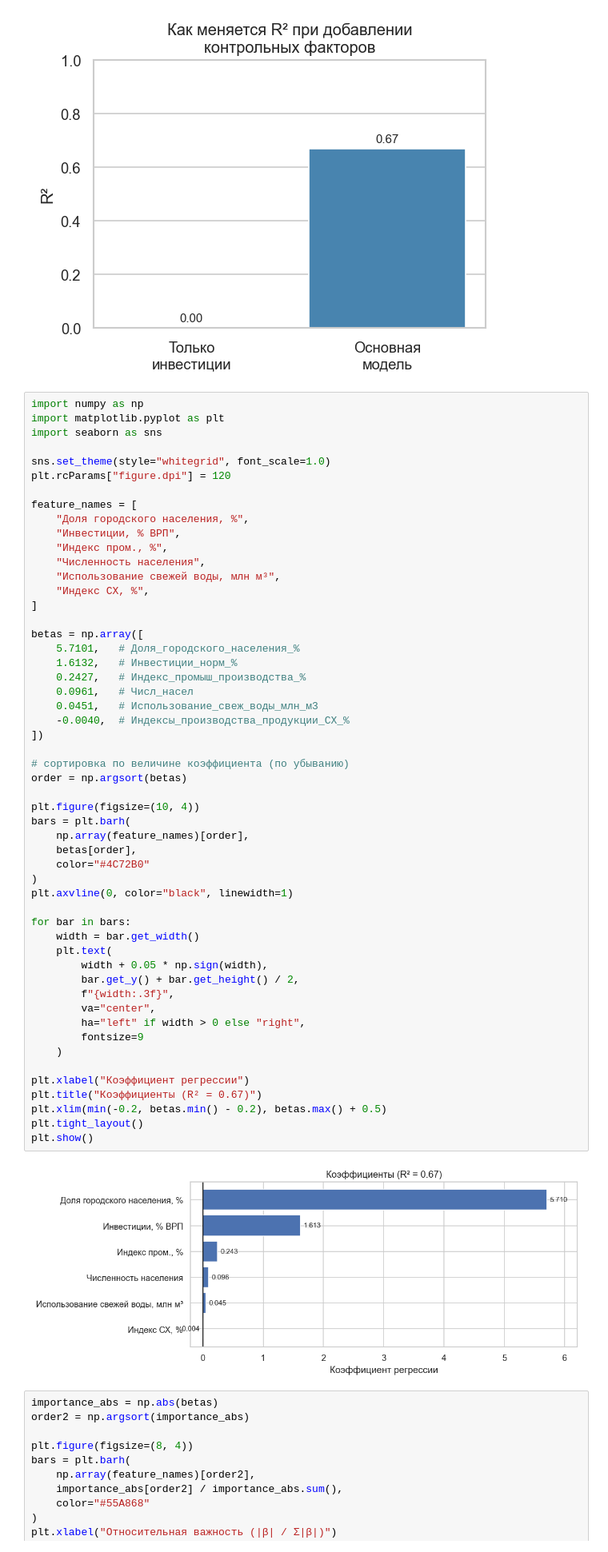
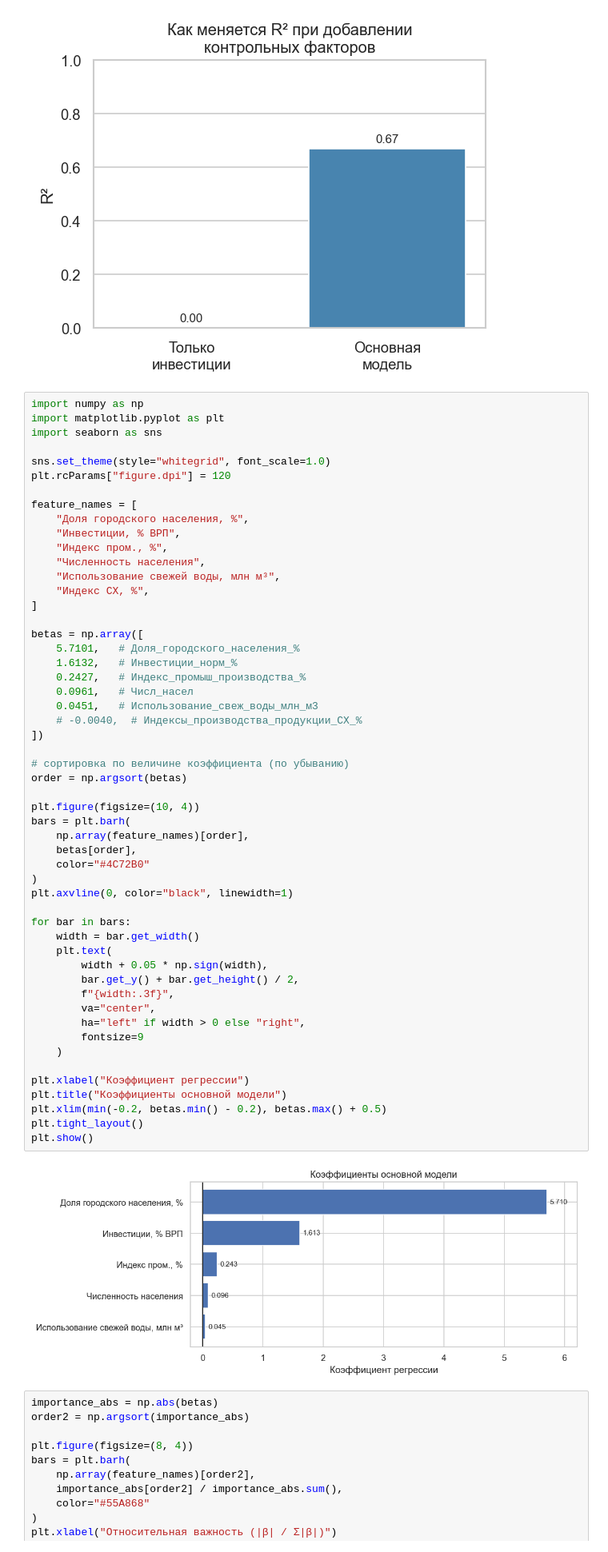
Before and after one commit to fastnets/Environmental-monitoring-of-water-resources, a Jupyter notebook: analysis/results/analysis_3.ipynb, the cells around one changed output. Shown: that part at 80% size. Cells and saved outputs as stored; diff of their text form.

```diff
--- a/analysis/results/analysis_3.ipynb
+++ b/analysis/results/analysis_3.ipynb
@@ -625,38 +596,38 @@ betas = np.array([
     0.2427,   # Индекс_промыш_производства_%
     0.0961,   # Числ_насел
     0.0451,   # Использование_свеж_воды_млн_м3
-    -0.0040,  # Индексы_производства_продукции_СХ_%
+    # -0.0040,  # Индексы_производства_продукции_СХ_%
 ])
 
 # сортировка по величине коэффициента (по убыванию)
 order = np.argsort(betas)
 
 plt.figure(figsize=(10, 4))
 bars = plt.barh(
     np.array(feature_names)[order],
     betas[order],
     color="#4C72B0"
 )
 plt.axvline(0, color="black", linewidth=1)
 
 for bar in bars:
     width = bar.get_width()
     plt.text(
         width + 0.05 * np.sign(width),
         bar.get_y() + bar.get_height() / 2,
         f"{width:.3f}",
         va="center",
         ha="left" if width > 0 else "right",
         fontsize=9
     )
 
 plt.xlabel("Коэффициент регрессии")
-plt.title("Коэффициенты (R² = 0.67)")
+plt.title("Коэффициенты основной модели")
 plt.xlim(min(-0.2, betas.min() - 0.2), betas.max() + 0.5)
 plt.tight_layout()
 plt.show()
 # %% [output]
-[figure, old version]
+[figure, new version]
 # %%
 importance_abs = np.abs(betas)
 order2 = np.argsort(importance_abs)
```
Also changed, not shown: parts of 14 cells of this notebook, 16 other files.
